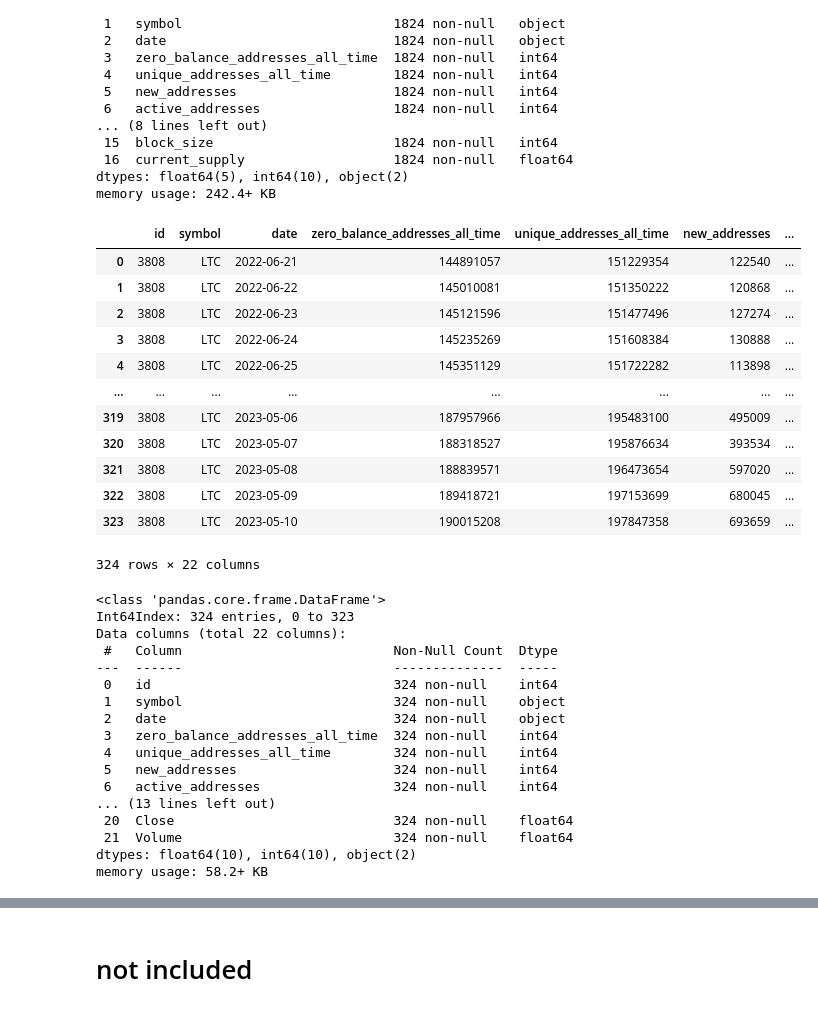
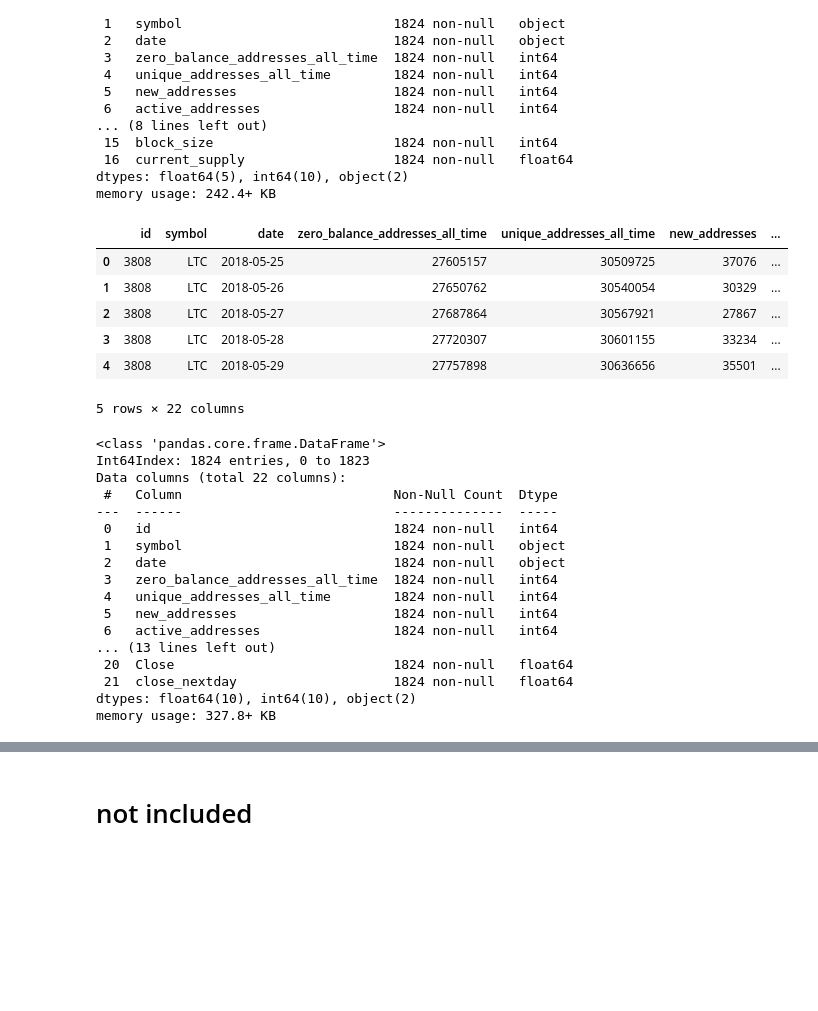
Before and after one commit to natalieQoursha/GraduationProject, a Jupyter notebook: LiteCoin_latest.ipynb, the cells around one changed output, grey strips where cells are left out. Saved outputs shown, nothing was run; the diff lists cells and outputs as text; code cells hidden in the pictures; blank space fills up the shorter version.

```diff
--- a/LiteCoin_latest.ipynb
+++ b/LiteCoin_latest.ipynb
@@ -235,0 +258,3 @@ import matplotlib.pyplot as plt
+# %%
+hist_df["close_nextday"] = hist_df.Close.shift(-1)
+ltc_df["close_nextday"] = ltc_df.Close.shift(-1)
@@ -244,5 +278,6 @@ plt.show()
 # %%
-data_csv=hist_df.drop(['Quote Asset Volume','TB Quote Volume','Number of Trades','TB Base Volume','Close Time','Ignore'],axis=1)
+hist_df.drop(['Quote Asset Volume','TB Quote Volume','Number of Trades','TB Base Volume','Close Time','Ignore','Volume'], axis=1,inplace=True)
+data_csv=hist_df
 data_csv.to_csv('ltc_prediction_data.csv')
 data_csv
 # %% [output]
@@ -395,37 +430,35 @@ merged_df = pd.merge(bc_df, historical_df, on=['date'])
+# %%
+ltc_df = blockchain_ltc[:]
+historical_df=hist_df[:]
+merged_df = pd.merge(ltc_df, historical_df, on=['date'])
 # %%
-merged_df
+merged_df.head()
 # %% [output]
 |  | id | symbol | date | zero_balance_addresses_all_time | unique_addresses_all_time | new_addresses | ... |
-| 0 | 3808 | LTC | 2022-06-21 | 144891057 | 151229354 | 122540 | ... |
-| 1 | 3808 | LTC | 2022-06-22 | 145010081 | 151350222 | 120868 | ... |
-| 2 | 3808 | LTC | 2022-06-23 | 145121596 | 151477496 | 127274 | ... |
-| 3 | 3808 | LTC | 2022-06-24 | 145235269 | 151608384 | 130888 | ... |
-| 4 | 3808 | LTC | 2022-06-25 | 145351129 | 151722282 | 113898 | ... |
-| ... | ... | ... | ... | ... | ... | ... | ... |
-| 319 | 3808 | LTC | 2023-05-06 | 187957966 | 195483100 | 495009 | ... |
-| 320 | 3808 | LTC | 2023-05-07 | 188318527 | 195876634 | 393534 | ... |
-| 321 | 3808 | LTC | 2023-05-08 | 188839571 | 196473654 | 597020 | ... |
-| 322 | 3808 | LTC | 2023-05-09 | 189418721 | 197153699 | 680045 | ... |
-| 323 | 3808 | LTC | 2023-05-10 | 190015208 | 197847358 | 693659 | ... |
+| 0 | 3808 | LTC | 2018-05-25 | 27605157 | 30509725 | 37076 | ... |
+| 1 | 3808 | LTC | 2018-05-26 | 27650762 | 30540054 | 30329 | ... |
+| 2 | 3808 | LTC | 2018-05-27 | 27687864 | 30567921 | 27867 | ... |
+| 3 | 3808 | LTC | 2018-05-28 | 27720307 | 30601155 | 33234 | ... |
+| 4 | 3808 | LTC | 2018-05-29 | 27757898 | 30636656 | 35501 | ... |
-324 rows × 22 columns
+5 rows × 22 columns
 # %%
 merged_df.info()
 # %% [output]
 <class 'pandas.core.frame.DataFrame'>
-Int64Index: 324 entries, 0 to 323
+Int64Index: 1824 entries, 0 to 1823
 Data columns (total 22 columns):
  #   Column                           Non-Null Count  Dtype
 ---  ------                           --------------  -----
- 0   id                               324 non-null    int64
- 1   symbol                           324 non-null    object
- 2   date                             324 non-null    object
- 3   zero_balance_addresses_all_time  324 non-null    int64
- 4   unique_addresses_all_time        324 non-null    int64
- 5   new_addresses                    324 non-null    int64
- 6   active_addresses                 324 non-null    int64
+ 0   id                               1824 non-null   int64
+ 1   symbol                           1824 non-null   object
+ 2   date                             1824 non-null   object
+ 3   zero_balance_addresses_all_time  1824 non-null   int64
+ 4   unique_addresses_all_time        1824 non-null   int64
+ 5   new_addresses                    1824 non-null   int64
+ 6   active_addresses                 1824 non-null   int64
 ... (13 lines left out)
- 20  Close                            324 non-null    float64
- 21  Volume                           324 non-null    float64
+ 20  Close                            1824 non-null   float64
+ 21  close_nextday                    1824 non-null   float64
 dtypes: float64(10), int64(10), object(2)
-memory usage: 58.2+ KB
+memory usage: 327.8+ KB
 # %%
```
Also changed, not shown: parts of 49 cells of this notebook.
